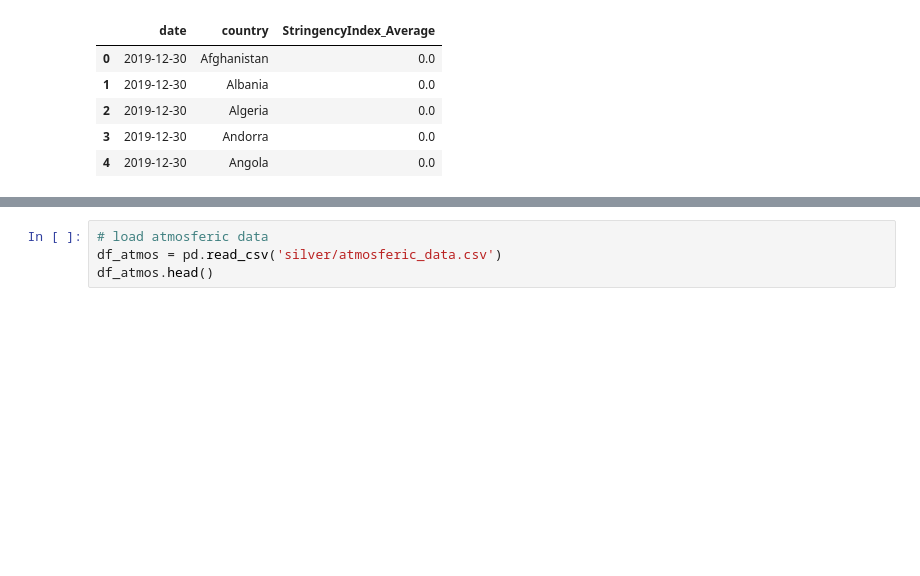
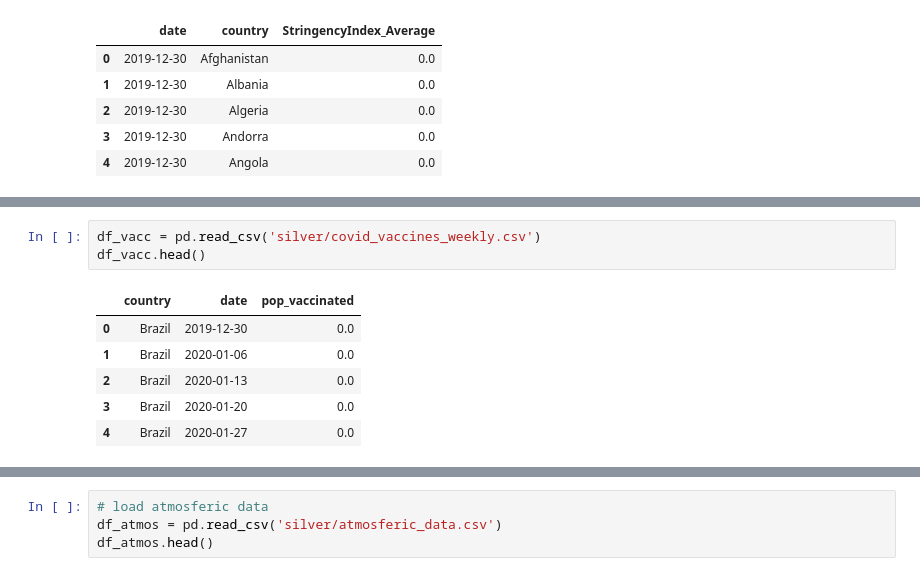
Before and after one commit to danielgvb/thesis, a Jupyter notebook: Data/xx_merging_steps.ipynb, the cells around one changed output, grey strips where cells are left out. Drawn from its saved outputs; the diff is of its cells as text; blank space fills up the shorter version.

```diff
--- a/Data/xx_merging_steps.ipynb
+++ b/Data/xx_merging_steps.ipynb
@@ -75,0 +83,10 @@ df_stringency_weekly['country'].replace({'United States': 'US'}, inplace=True)
+# %%
+df_vacc = pd.read_csv('silver/covid_vaccines_weekly.csv')
+df_vacc.head()
+# %% [output]
+|  | country | date | pop_vaccinated |
+| 0 | Brazil | 2019-12-30 | 0.0 |
+| 1 | Brazil | 2020-01-06 | 0.0 |
+| 2 | Brazil | 2020-01-13 | 0.0 |
+| 3 | Brazil | 2020-01-20 | 0.0 |
+| 4 | Brazil | 2020-01-27 | 0.0 |
```
Also changed, not shown: parts of 12 cells of this notebook, 3 other files.
